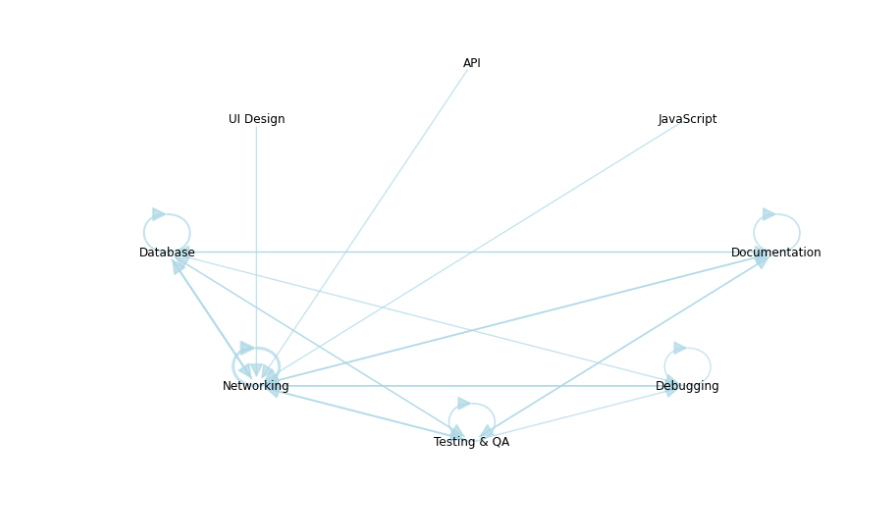
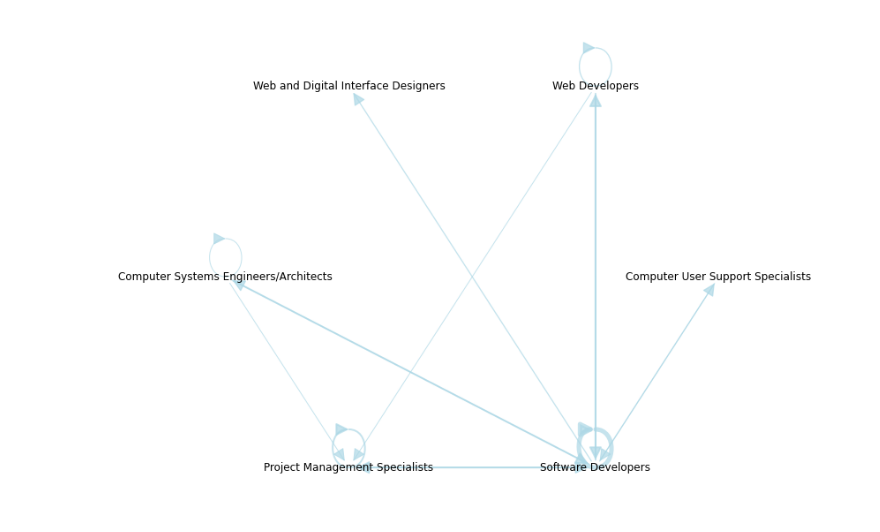
Before and after one commit to Srj/Bdjobs, a Jupyter notebook: notebook/5) Skill Graph.ipynb, the cells around one changed output. Drawn from its saved outputs; the diff is of its cells as text; code cells hidden in the pictures.

```diff
--- a/notebook/5) Skill Graph.ipynb
+++ b/notebook/5) Skill Graph.ipynb
@@ -35,13 +35,18 @@ skills_df.drop(['Unnamed: 0'],axis=1,inplace=True)
 skills_df['Name'] = df['Name']
 SKILLS = skills_df.columns
 skills_df = skills_df[skills_df['Year'].isin([START_YR,END_YR])].reset_index(drop=True)
+# %%
+temp = pd.get_dummies(skills_df['Title'])
+SKILLS = temp.columns
+temp['Name'] = skills_df['Name']
+temp['Year'] = skills_df['Year']
 # %%
-temp = skills_df.groupby(['Name','Year']).sum()
+temp = temp.groupby(['Name','Year']).sum()
 index = temp.groupby('Name').size() > 1
 temp = temp.reset_index()
 temp.index = temp.Name
 temp = temp[index]
 temp =temp.set_index(['Name','Year'],drop=True)
 # %%
-shift_df = pd.DataFrame(index=skills_df.columns,columns = skills_df.columns).fillna(0)
-# shift_df
+shift_df = pd.DataFrame(index=temp.columns,columns = temp.columns).fillna(0)
+shift_df
@@ -79,7 +103,7 @@ import networkx as nx
 G = nx.DiGraph()
 for i in SKILLS:
     for j in SKILLS:
-        if shift_df[i][j] >400:
+        if shift_df[i][j] >300:
             G.add_edge(i,j,weight=shift_df[i][j]/100)
 # %%
 widths = nx.get_edge_attributes(G, 'weight')
@@ -90,26 +113,34 @@ array([6, 6, 4, 4, 4, 6, 9, 4, 5, 5, 4, 6, 5, 4, 5, 5, 4, 4, 5, 4, 5, 4,
 # %%
 
 nodelist = G.nodes()
 
 plt.figure(figsize=(12,8))
 
 pos = nx.shell_layout(G)
 nx.draw_networkx_nodes(G,pos,
                        nodelist=nodelist,
                        node_size=1500,
                        node_color='lightblue',
                        alpha=0
                       )
 nx.draw_networkx_edges(G,pos,
                        edgelist = widths.keys(),
                        width=np.array(list(widths.values()),dtype=int)/3,
                        edge_color='lightblue',
                        alpha=0.7,arrowsize=30)
 nx.draw_networkx_labels(G, pos=pos,
                         labels=dict(zip(nodelist,nodelist)),
                         font_color='black')
 plt.box(False)
-plt.savefig('Shift16_19.png',dpi=350)
+plt.tight_layout()
+
+x_values, y_values = zip(*pos.values())
+x_max = max(x_values)
+x_min = min(x_values)
+x_margin = (x_max - x_min) * 0.25
+plt.xlim(x_min - x_margin, x_max + x_margin)
+
+plt.savefig('JobShift19_21.png',dpi=350)
 plt.show()
 # %% [output]
-[figure, old version]
+[figure, new version]
```
Also changed, not shown: parts of 5 cells of this notebook, 5 other files.
